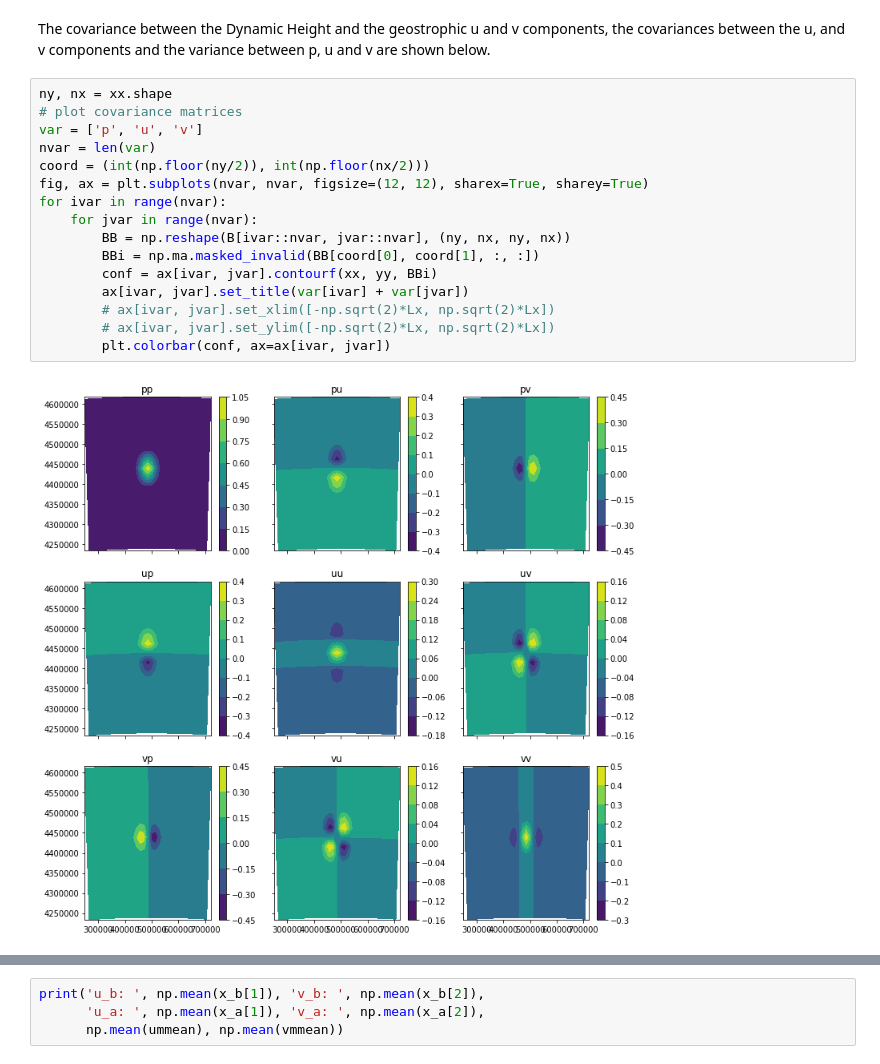
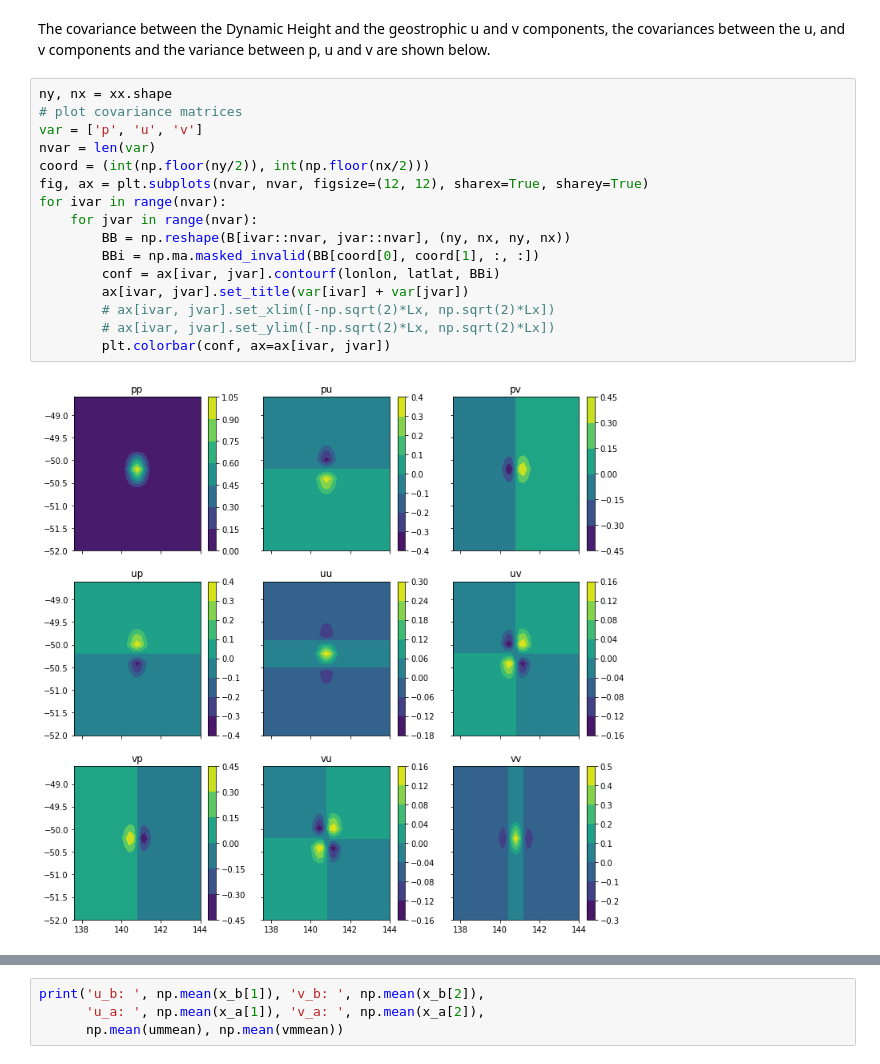
Before and after one commit to janjaapmeijer/phd-public, a Jupyter notebook: notebooks/velocity.ipynb, the cells around one changed output, grey strips where cells are left out. Cells and saved outputs as stored; diff of their text form.

```diff
--- a/notebooks/velocity.ipynb
+++ b/notebooks/velocity.ipynb
@@ -420,21 +420,21 @@ The covariance between the Dynamic Height and the geostrophic u and v components
 # %%
 ny, nx = xx.shape
 # plot covariance matrices
 var = ['p', 'u', 'v']
 nvar = len(var)
 coord = (int(np.floor(ny/2)), int(np.floor(nx/2)))
 fig, ax = plt.subplots(nvar, nvar, figsize=(12, 12), sharex=True, sharey=True)
 for ivar in range(nvar):
     for jvar in range(nvar):
         BB = np.reshape(B[ivar::nvar, jvar::nvar], (ny, nx, ny, nx))
         BBi = np.ma.masked_invalid(BB[coord[0], coord[1], :, :])
-        conf = ax[ivar, jvar].contourf(xx, yy, BBi)
+        conf = ax[ivar, jvar].contourf(lonlon, latlat, BBi)
         ax[ivar, jvar].set_title(var[ivar] + var[jvar])
         # ax[ivar, jvar].set_xlim([-np.sqrt(2)*Lx, np.sqrt(2)*Lx])
         # ax[ivar, jvar].set_ylim([-np.sqrt(2)*Lx, np.sqrt(2)*Lx])
         plt.colorbar(conf, ax=ax[ivar, jvar])
 # %% [output]
-[figure, old version]
+[figure, new version]
 # %%
 fig, ax = plt.subplots(3, 1, figsize=(18, 27), sharex=True)
 vmin, vmax = 1,2 #np.nanmin(D_s[2:]), np.nanmax(D_s[2:])
```
Also changed, not shown: parts of 3 cells of this notebook.
